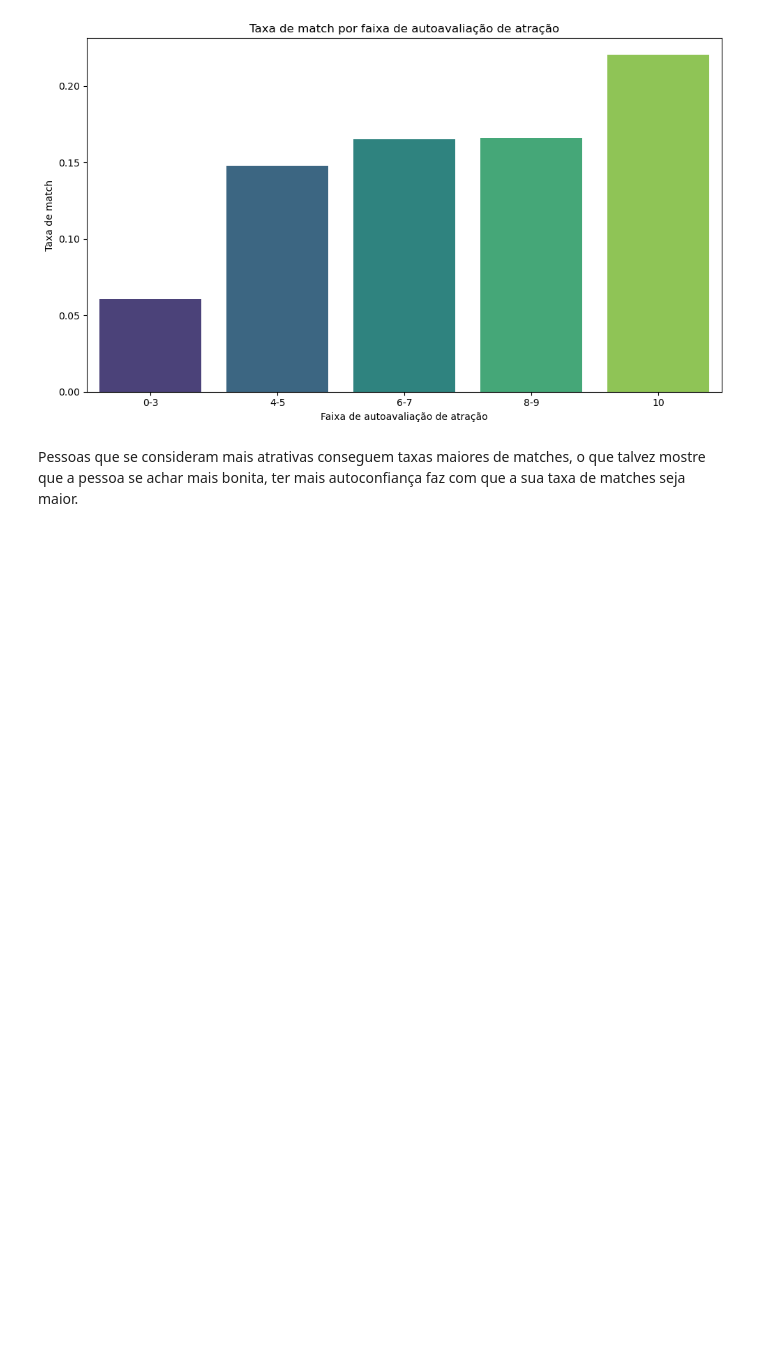
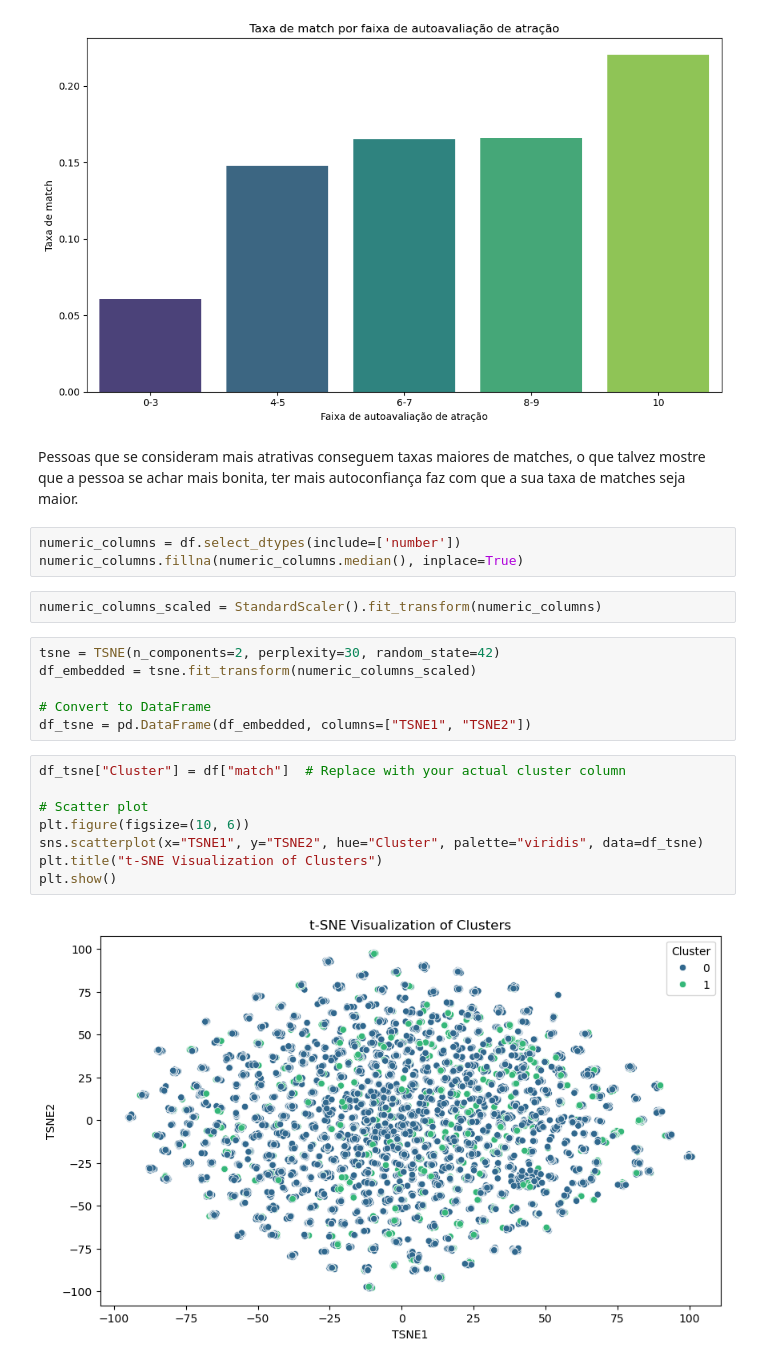
Before and after one commit to FrederickAlmeida/SpeedDating, a Jupyter notebook: EDA.ipynb, the cells around one changed output. Drawn from its saved outputs; the diff is of its cells as text; blank space fills up the shorter version.

Commit message:
add clustering

```diff
--- a/EDA.ipynb
+++ b/EDA.ipynb
@@ -450,3 +456,24 @@ Passing `palette` without assigning `hue` is deprecated and will be removed in v
 [figure]
 # %% [markdown]
 Pessoas que se consideram mais atrativas conseguem taxas maiores de matches, o que talvez mostre que a pessoa se achar mais bonita, ter mais autoconfiança faz com que a sua taxa de matches seja maior.
+# %%
+numeric_columns = df.select_dtypes(include=['number'])
+numeric_columns.fillna(numeric_columns.median(), inplace=True)
+# %%
+numeric_columns_scaled = StandardScaler().fit_transform(numeric_columns)
+# %%
+tsne = TSNE(n_components=2, perplexity=30, random_state=42)
+df_embedded = tsne.fit_transform(numeric_columns_scaled)
+
+# Convert to DataFrame
+df_tsne = pd.DataFrame(df_embedded, columns=["TSNE1", "TSNE2"])
+# %%
+df_tsne["Cluster"] = df["match"]  # Replace with your actual cluster column
+
+# Scatter plot
+plt.figure(figsize=(10, 6))
+sns.scatterplot(x="TSNE1", y="TSNE2", hue="Cluster", palette="viridis", data=df_tsne)
+plt.title("t-SNE Visualization of Clusters")
+plt.show()
+# %% [output]
+[figure, added]
```
Also changed, not shown: parts of 3 cells of this notebook, 1 other file.
